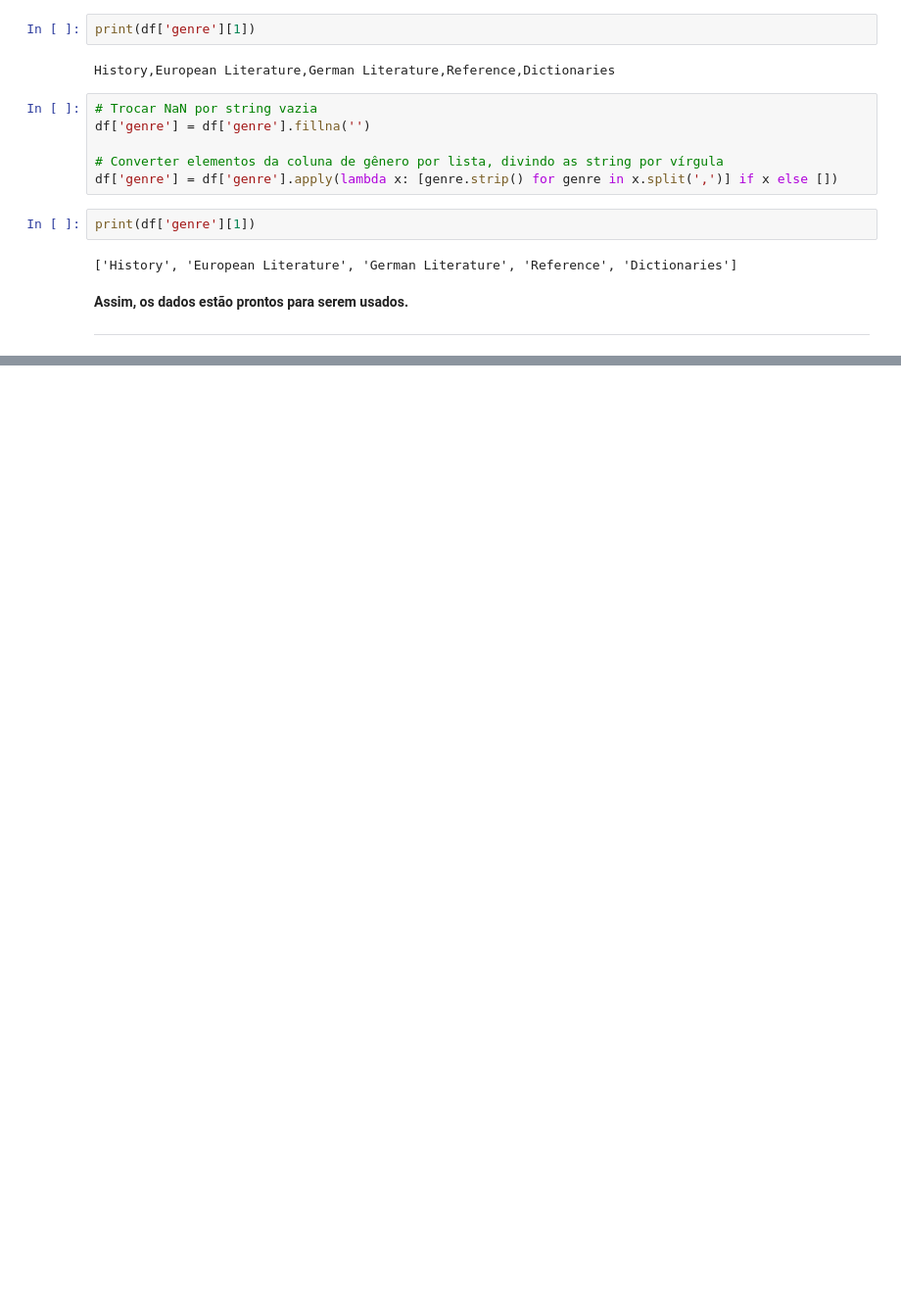
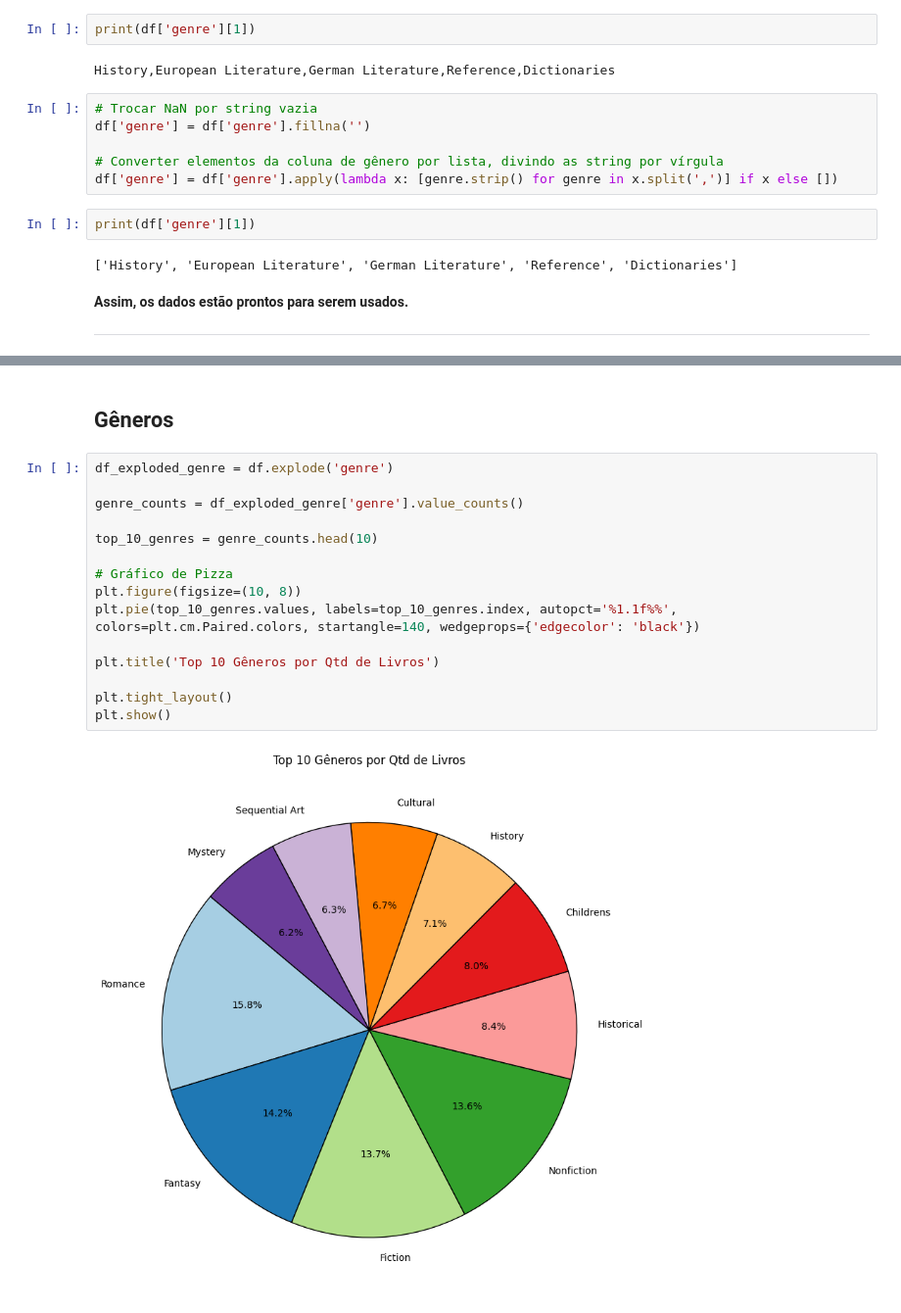
Before and after one commit to uchoagab/Desafio-DataScience-ML, a Jupyter notebook: Desafio2_VLab.ipynb, the cells around one changed output, grey strips where cells are left out. Shown: that part at 98% size. Drawn from its saved outputs; the diff is of its cells as text; blank space fills up the shorter version.

```diff
--- a/Desafio2_VLab.ipynb
+++ b/Desafio2_VLab.ipynb
@@ -122,0 +186,19 @@ print(df['genre'][1])
+# %% [markdown]
+## **Gêneros**
+# %%
+df_exploded_genre = df.explode('genre')
+
+genre_counts = df_exploded_genre['genre'].value_counts()
+
+top_10_genres = genre_counts.head(10)
+
+# Gráfico de Pizza
+plt.figure(figsize=(10, 8))
+plt.pie(top_10_genres.values, labels=top_10_genres.index, autopct='%1.1f%%', colors=plt.cm.Paired.colors, startangle=140, wedgeprops={'edgecolor': 'black'})
+
+plt.title('Top 10 Gêneros por Qtd de Livros')
+
+plt.tight_layout()
+plt.show()
+# %% [output]
+[figure, added]
```
Also changed, not shown: parts of 15 cells of this notebook.
